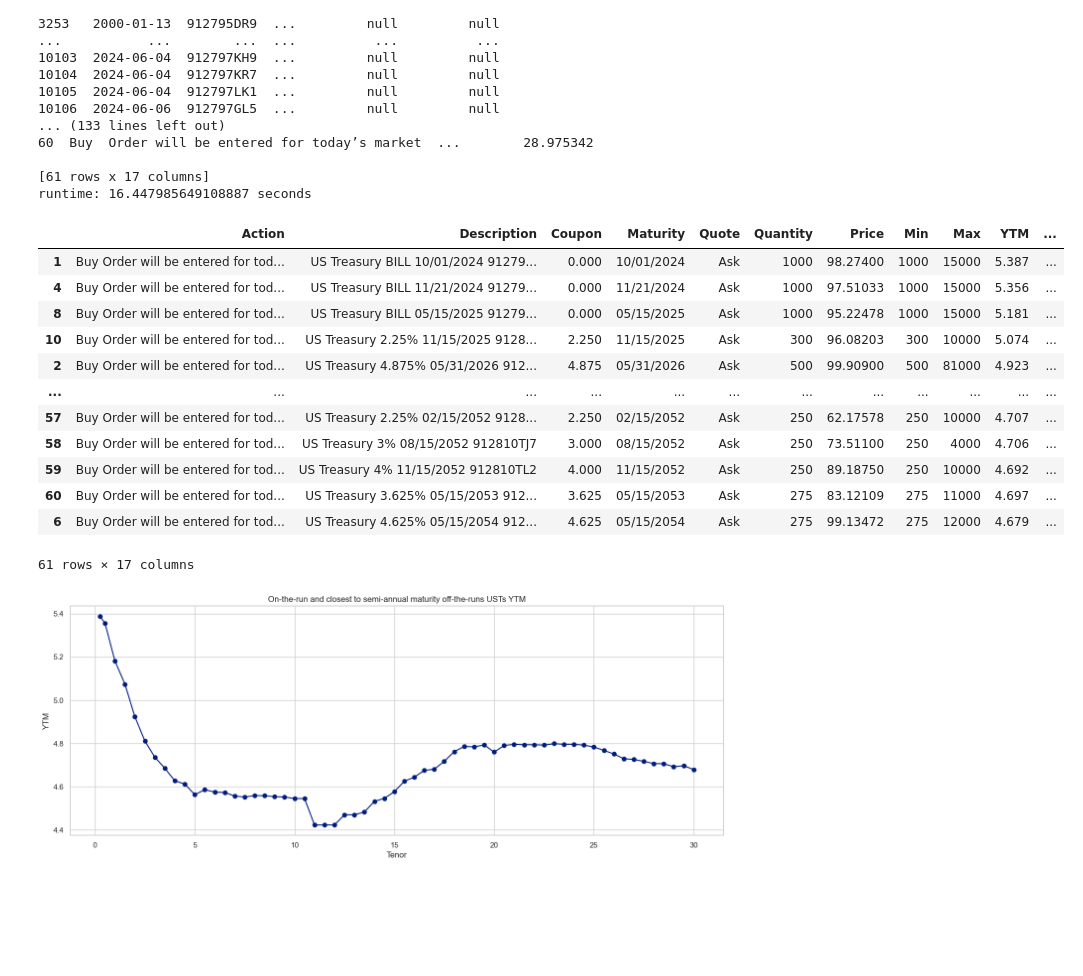
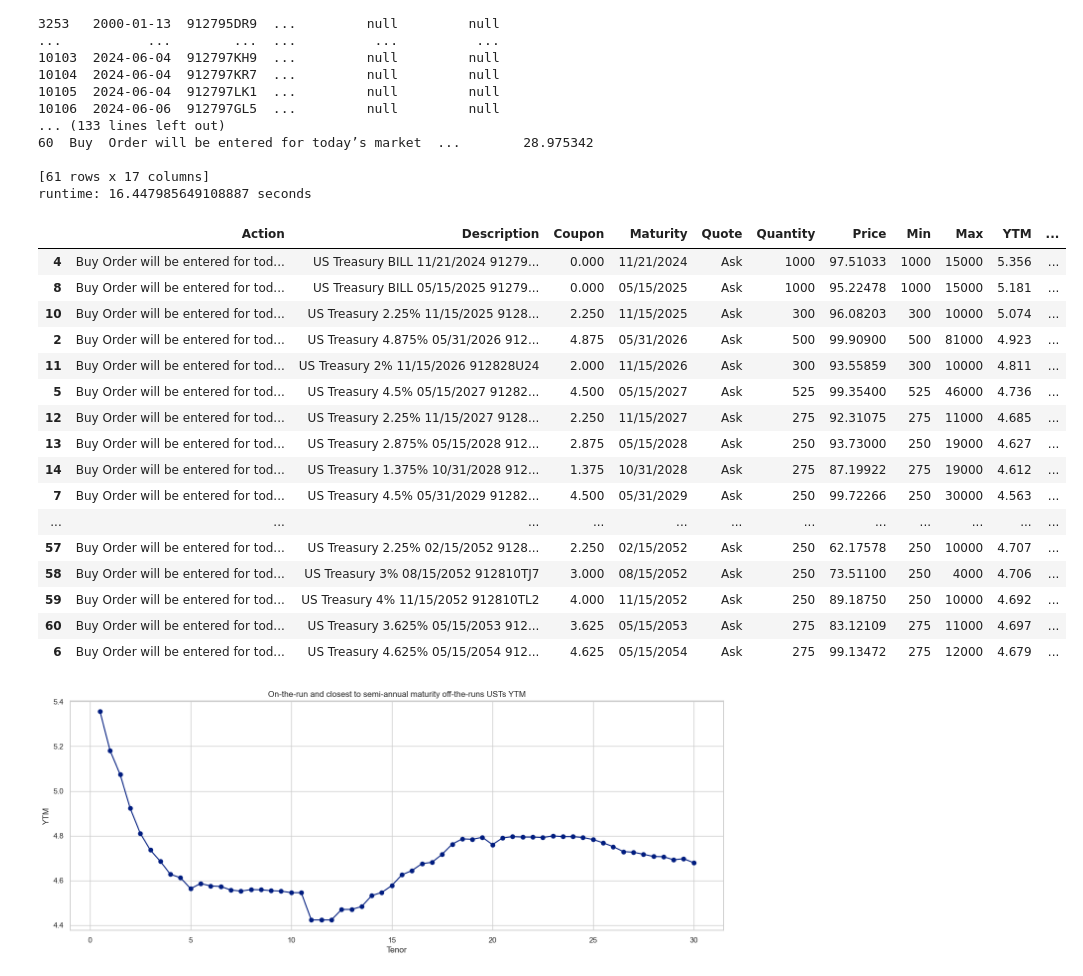
Before and after one commit to cleeclee123/Curve-Your-Enthusiasm-, a Jupyter notebook: curves.ipynb, the cells around one changed output. Saved outputs shown, nothing was run; the diff lists cells and outputs as text; code cells hidden in the pictures; blank space fills up the shorter version.

```diff
--- a/curves.ipynb
+++ b/curves.ipynb
@@ -114,21 +93,28 @@ runtime: 16.447985649108887 seconds
 # %%
 df_observed_usts = pd.read_excel("market_observed_treasuries.xlsx")
 df_observed_usts = df_observed_usts.sort_values("target_tenor")
+df_observed_usts = df_observed_usts[
+    (df_observed_usts["target_tenor"] > 0.25)
+]
 df_observed_usts
 # %% [output]
 |  | Action | Description | Coupon | Maturity | Quote | Quantity | Price | Min | Max | YTM | ... |
-| 1 | Buy Order will be entered for tod... | US Treasury BILL 10/01/2024 91279... | 0.000 | 10/01/2024 | Ask | 1000 | 98.27400 | 1000 | 15000 | 5.387 | ... |
 | 4 | Buy Order will be entered for tod... | US Treasury BILL 11/21/2024 91279... | 0.000 | 11/21/2024 | Ask | 1000 | 97.51033 | 1000 | 15000 | 5.356 | ... |
 | 8 | Buy Order will be entered for tod... | US Treasury BILL 05/15/2025 91279... | 0.000 | 05/15/2025 | Ask | 1000 | 95.22478 | 1000 | 15000 | 5.181 | ... |
 | 10 | Buy Order will be entered for tod... | US Treasury 2.25% 11/15/2025 9128... | 2.250 | 11/15/2025 | Ask | 300 | 96.08203 | 300 | 10000 | 5.074 | ... |
 | 2 | Buy Order will be entered for tod... | US Treasury 4.875% 05/31/2026 912... | 4.875 | 05/31/2026 | Ask | 500 | 99.90900 | 500 | 81000 | 4.923 | ... |
+| 11 | Buy Order will be entered for tod... | US Treasury 2% 11/15/2026 912828U24 | 2.000 | 11/15/2026 | Ask | 300 | 93.55859 | 300 | 10000 | 4.811 | ... |
+| 5 | Buy Order will be entered for tod... | US Treasury 4.5% 05/15/2027 91282... | 4.500 | 05/15/2027 | Ask | 525 | 99.35400 | 525 | 46000 | 4.736 | ... |
+| 12 | Buy Order will be entered for tod... | US Treasury 2.25% 11/15/2027 9128... | 2.250 | 11/15/2027 | Ask | 275 | 92.31075 | 275 | 11000 | 4.685 | ... |
+| 13 | Buy Order will be entered for tod... | US Treasury 2.875% 05/15/2028 912... | 2.875 | 05/15/2028 | Ask | 250 | 93.73000 | 250 | 19000 | 4.627 | ... |
+| 14 | Buy Order will be entered for tod... | US Treasury 1.375% 10/31/2028 912... | 1.375 | 10/31/2028 | Ask | 275 | 87.19922 | 275 | 19000 | 4.612 | ... |
+| 7 | Buy Order will be entered for tod... | US Treasury 4.5% 05/31/2029 91282... | 4.500 | 05/31/2029 | Ask | 250 | 99.72266 | 250 | 30000 | 4.563 | ... |
 | ... | ... | ... | ... | ... | ... | ... | ... | ... | ... | ... | ... |
 | 57 | Buy Order will be entered for tod... | US Treasury 2.25% 02/15/2052 9128... | 2.250 | 02/15/2052 | Ask | 250 | 62.17578 | 250 | 10000 | 4.707 | ... |
 | 58 | Buy Order will be entered for tod... | US Treasury 3% 08/15/2052 912810TJ7 | 3.000 | 08/15/2052 | Ask | 250 | 73.51100 | 250 | 4000 | 4.706 | ... |
 | 59 | Buy Order will be entered for tod... | US Treasury 4% 11/15/2052 912810TL2 | 4.000 | 11/15/2052 | Ask | 250 | 89.18750 | 250 | 10000 | 4.692 | ... |
 | 60 | Buy Order will be entered for tod... | US Treasury 3.625% 05/15/2053 912... | 3.625 | 05/15/2053 | Ask | 275 | 83.12109 | 275 | 11000 | 4.697 | ... |
 | 6 | Buy Order will be entered for tod... | US Treasury 4.625% 05/15/2054 912... | 4.625 | 05/15/2054 | Ask | 275 | 99.13472 | 275 | 12000 | 4.679 | ... |
-61 rows × 17 columns
 # %%
 plt.figure(figsize=(17, 6))
 plt.plot(df_observed_usts["target_tenor"], df_observed_usts["YTM"], marker="o")
@@ -138,4 +124,4 @@ plt.ylabel("YTM")
 plt.grid(True)
 plt.show()
 # %% [output]
-[figure, old version]
+[figure, new version]
```
Also changed, not shown: parts of 7 cells of this notebook, 1 other file.
